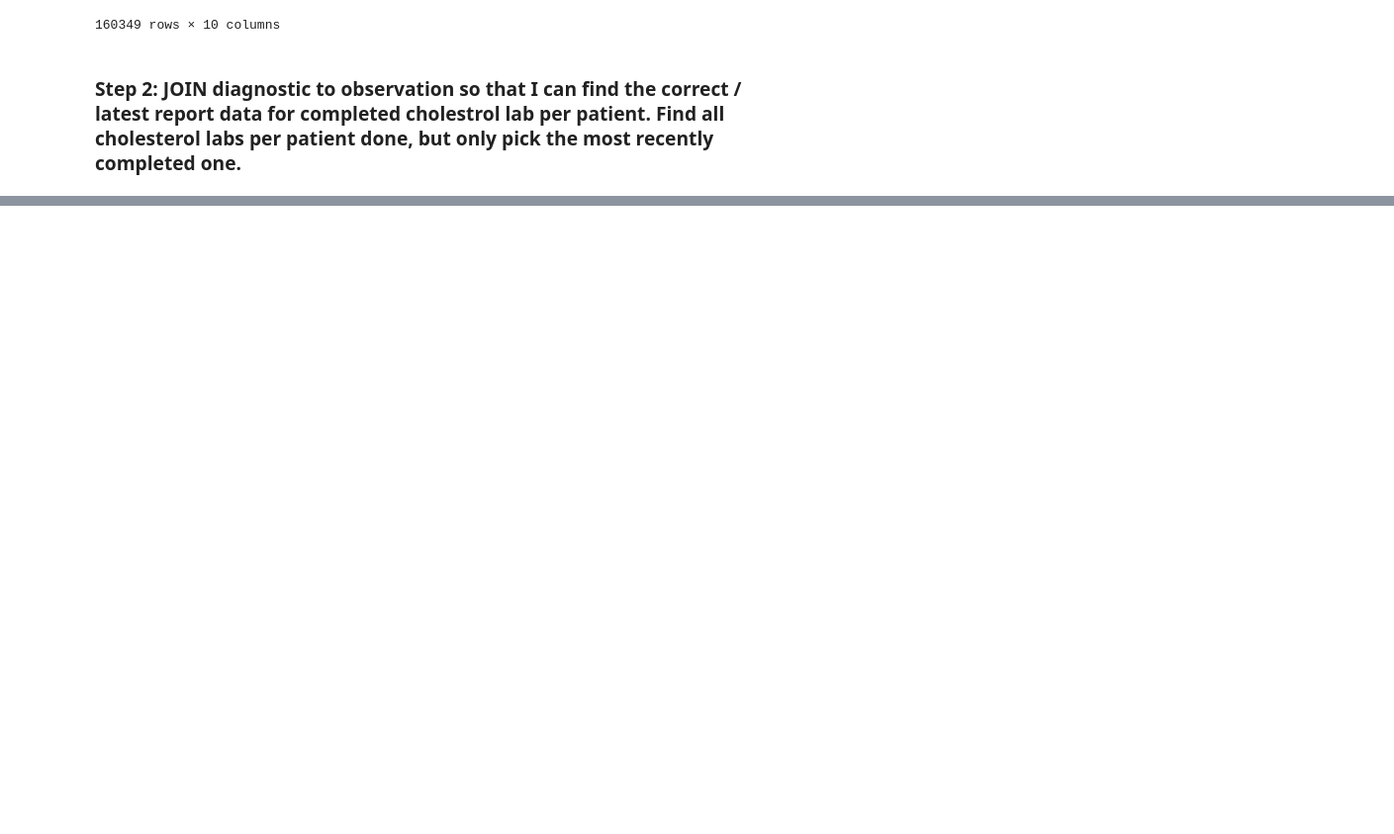
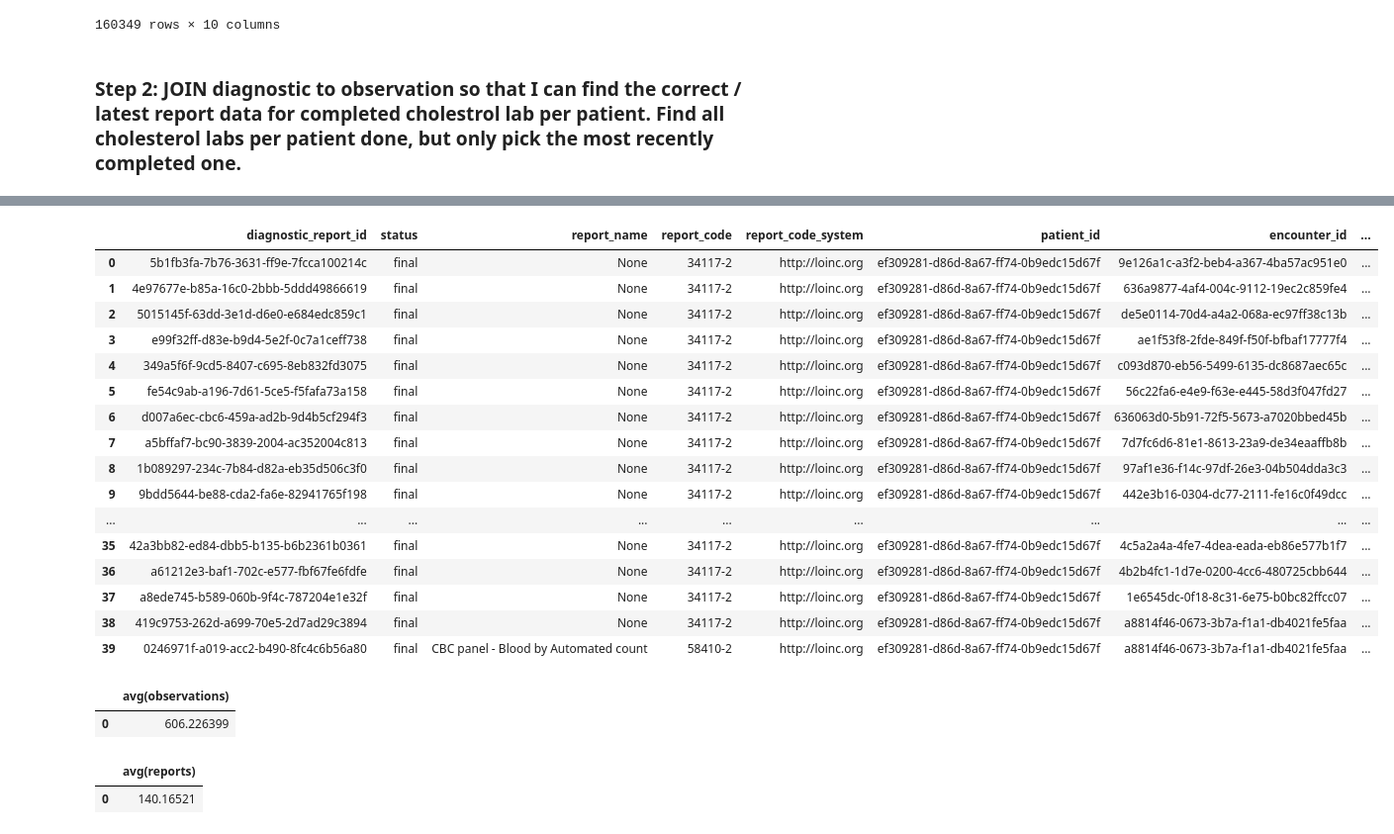
Before and after one commit to rizvi14/novellia-analytics-engineering, a Jupyter notebook: analysis-03.ipynb, the cells around one changed output, grey strips where cells are left out. Shown at 99% size. Cells and saved outputs as stored; diff of their text form; code cells hidden in the pictures; blank space fills up the shorter version.

```diff
--- a/analysis-03.ipynb
+++ b/analysis-03.ipynb
@@ -74,0 +128,77 @@ LEFT JOIN
+# %%
+connection.execute('''
+WITH patient_scope AS (
+    SELECT
+        patient_id,
+        COUNT(immunization_id) AS immunizations
+    FROM
+       stg_immunization
+    GROUP BY 1
+    ORDER BY 2 DESC
+    LIMIT 1
+)
+SELECT
+    diag.*
+FROM
+    stg_diagnosticreport diag
+JOIN
+    patient_scope ps
+    ON diag.patient_id = ps.patient_id
+ORDER BY effective_date_time DESC
+''').df()
+# %% [output]
+|  | diagnostic_report_id | status | report_name | report_code | report_code_system | patient_id | encounter_id | ... |
+| 0 | 5b1fb3fa-7b76-3631-ff9e-7fcca100214c | final | None | 34117-2 | http://loinc.org | ef309281-d86d-8a67-ff74-0b9edc15d67f | 9e126a1c-a3f2-beb4-a367-4ba57ac951e0 | ... |
+| 1 | 4e97677e-b85a-16c0-2bbb-5ddd49866619 | final | None | 34117-2 | http://loinc.org | ef309281-d86d-8a67-ff74-0b9edc15d67f | 636a9877-4af4-004c-9112-19ec2c859fe4 | ... |
+| 2 | 5015145f-63dd-3e1d-d6e0-e684edc859c1 | final | None | 34117-2 | http://loinc.org | ef309281-d86d-8a67-ff74-0b9edc15d67f | de5e0114-70d4-a4a2-068a-ec97ff38c13b | ... |
+| 3 | e99f32ff-d83e-b9d4-5e2f-0c7a1ceff738 | final | None | 34117-2 | http://loinc.org | ef309281-d86d-8a67-ff74-0b9edc15d67f | ae1f53f8-2fde-849f-f50f-bfbaf17777f4 | ... |
+| 4 | 349a5f6f-9cd5-8407-c695-8eb832fd3075 | final | None | 34117-2 | http://loinc.org | ef309281-d86d-8a67-ff74-0b9edc15d67f | c093d870-eb56-5499-6135-dc8687aec65c | ... |
+| 5 | fe54c9ab-a196-7d61-5ce5-f5fafa73a158 | final | None | 34117-2 | http://loinc.org | ef309281-d86d-8a67-ff74-0b9edc15d67f | 56c22fa6-e4e9-f63e-e445-58d3f047fd27 | ... |
+| 6 | d007a6ec-cbc6-459a-ad2b-9d4b5cf294f3 | final | None | 34117-2 | http://loinc.org | ef309281-d86d-8a67-ff74-0b9edc15d67f | 636063d0-5b91-72f5-5673-a7020bbed45b | ... |
+| 7 | a5bffaf7-bc90-3839-2004-ac352004c813 | final | None | 34117-2 | http://loinc.org | ef309281-d86d-8a67-ff74-0b9edc15d67f | 7d7fc6d6-81e1-8613-23a9-de34eaaffb8b | ... |
+| 8 | 1b089297-234c-7b84-d82a-eb35d506c3f0 | final | None | 34117-2 | http://loinc.org | ef309281-d86d-8a67-ff74-0b9edc15d67f | 97af1e36-f14c-97df-26e3-04b504dda3c3 | ... |
+| 9 | 9bdd5644-be88-cda2-fa6e-82941765f198 | final | None | 34117-2 | http://loinc.org | ef309281-d86d-8a67-ff74-0b9edc15d67f | 442e3b16-0304-dc77-2111-fe16c0f49dcc | ... |
+| ... | ... | ... | ... | ... | ... | ... | ... | ... |
+| 35 | 42a3bb82-ed84-dbb5-b135-b6b2361b0361 | final | None | 34117-2 | http://loinc.org | ef309281-d86d-8a67-ff74-0b9edc15d67f | 4c5a2a4a-4fe7-4dea-eada-eb86e577b1f7 | ... |
+| 36 | a61212e3-baf1-702c-e577-fbf67fe6fdfe | final | None | 34117-2 | http://loinc.org | ef309281-d86d-8a67-ff74-0b9edc15d67f | 4b2b4fc1-1d7e-0200-4cc6-480725cbb644 | ... |
+| 37 | a8ede745-b589-060b-9f4c-787204e1e32f | final | None | 34117-2 | http://loinc.org | ef309281-d86d-8a67-ff74-0b9edc15d67f | 1e6545dc-0f18-8c31-6e75-b0bc82ffcc07 | ... |
+| 38 | 419c9753-262d-a699-70e5-2d7ad29c3894 | final | None | 34117-2 | http://loinc.org | ef309281-d86d-8a67-ff74-0b9edc15d67f | a8814f46-0673-3b7a-f1a1-db4021fe5faa | ... |
+| 39 | 0246971f-a019-acc2-b490-8fc4c6b56a80 | final | CBC panel - Blood by Automated count | 58410-2 | http://loinc.org | ef309281-d86d-8a67-ff74-0b9edc15d67f | a8814f46-0673-3b7a-f1a1-db4021fe5faa | ... |
+# %%
+connection.execute('''
+WITH per_patient_count AS (
+    SELECT
+        patient_id,
+        COUNT(observation_id) AS observations
+    FROM
+        stg_observation
+    GROUP BY
+        1
+)
+SELECT
+    AVG(observations)
+FROM
+    per_patient_count
+''').df()
+# %% [output]
+|  | avg(observations) |
+| 0 | 606.226399 |
+# %%
+connection.execute('''
+WITH per_patient_count AS (
+    SELECT
+        patient_id,
+        COUNT(diagnostic_report_id) AS reports
+    FROM
+        stg_diagnosticreport
+    GROUP BY
+        1
+)
+SELECT
+    AVG(reports)
+FROM
+    per_patient_count
+''').df()
+# %% [output]
+|  | avg(reports) |
+| 0 | 140.16521 |
```
Also changed, not shown: parts of 5 cells of this notebook, 2 other files.
